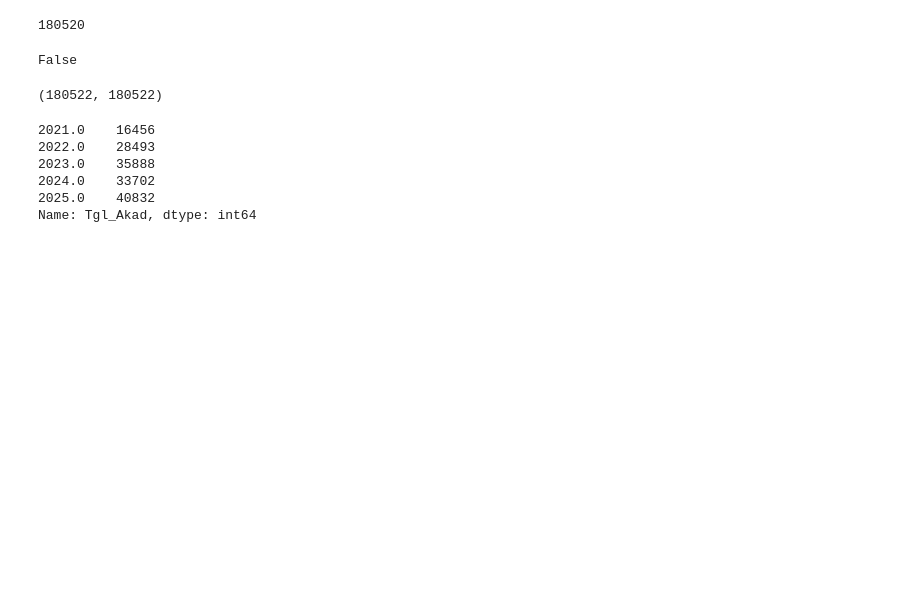
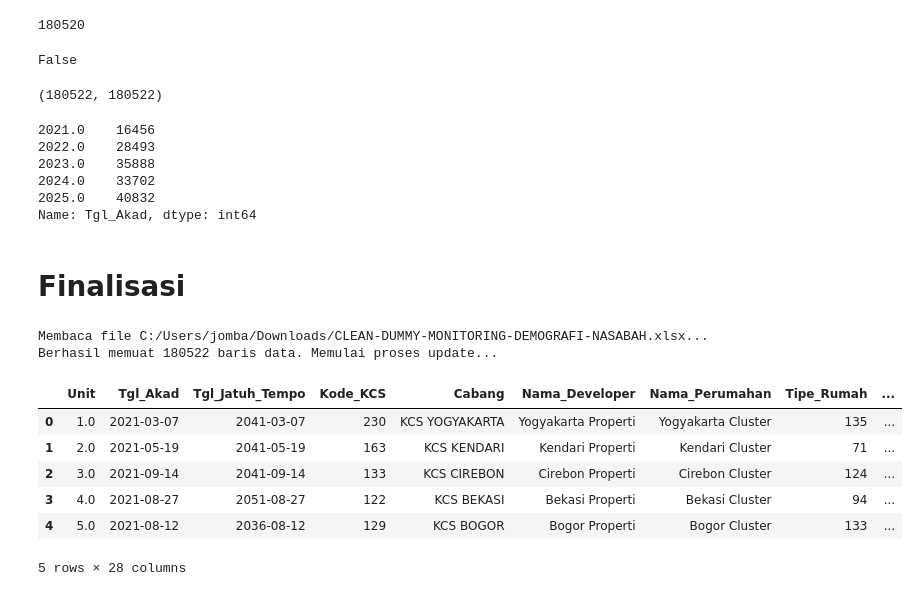
Before and after one commit to rowahul21/bsn-data-analytics-internship, a Jupyter notebook: housing-financing-dashboard/data_preprocessing.ipynb, the cells around one changed output. Cells and saved outputs as stored; diff of their text form; code cells hidden in the pictures; blank space fills up the shorter version.

```diff
--- a/housing-financing-dashboard/data_preprocessing.ipynb
+++ b/housing-financing-dashboard/data_preprocessing.ipynb
@@ -931,3 +933,26 @@ Name: Tgl_Akad, dtype: int64
 # %%
 # SIMPAN KE EXCEL BARU (Agar file aslimu tetap aman/tidak tertimpa)
 df.to_excel('C:/Users/jomba/Downloads/CLEAN-DUMMY-MONITORING-DEMOGRAFI-NASABAH.xlsx', index=False, engine='openpyxl')
+# %% [markdown]
+# **Finalisasi**
+# %%
+# 1. Buka file Excel
+file_input = "C:/Users/jomba/Downloads/CLEAN-DUMMY-MONITORING-DEMOGRAFI-NASABAH.xlsx"
+print(f"Membaca file {file_input}...")
+df = pd.read_excel(file_input)
+
+jumlah_baris = len(df)
+print(f"Berhasil memuat {jumlah_baris} baris data. Memulai proses update...")
+# %% [output]
+Membaca file C:/Users/jomba/Downloads/CLEAN-DUMMY-MONITORING-DEMOGRAFI-NASABAH.xlsx...
+Berhasil memuat 180522 baris data. Memulai proses update...
+# %%
+df.head()
+# %% [output]
+|  | Unit | Tgl_Akad | Tgl_Jatuh_Tempo | Kode_KCS | Cabang | Nama_Developer | Nama_Perumahan | Tipe_Rumah | ... |
+| 0 | 1.0 | 2021-03-07 | 2041-03-07 | 230 | KCS YOGYAKARTA | Yogyakarta Properti | Yogyakarta Cluster | 135 | ... |
+| 1 | 2.0 | 2021-05-19 | 2041-05-19 | 163 | KCS KENDARI | Kendari Properti | Kendari Cluster | 71 | ... |
+| 2 | 3.0 | 2021-09-14 | 2041-09-14 | 133 | KCS CIREBON | Cirebon Properti | Cirebon Cluster | 124 | ... |
+| 3 | 4.0 | 2021-08-27 | 2051-08-27 | 122 | KCS BEKASI | Bekasi Properti | Bekasi Cluster | 94 | ... |
+| 4 | 5.0 | 2021-08-12 | 2036-08-12 | 129 | KCS BOGOR | Bogor Properti | Bogor Cluster | 133 | ... |
+5 rows × 28 columns
```
Also changed, not shown: parts of 9 cells of this notebook, 1 other file.
